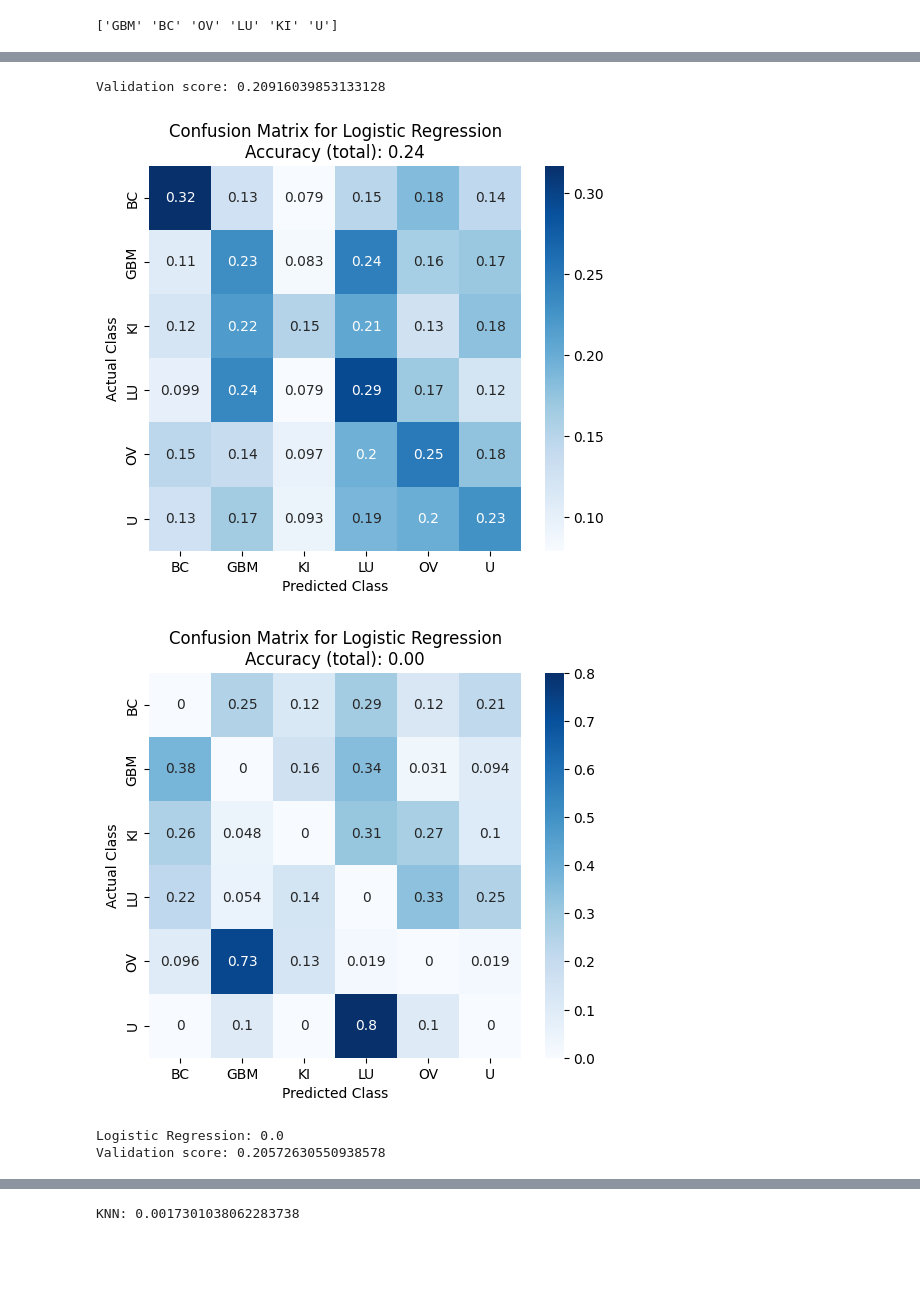
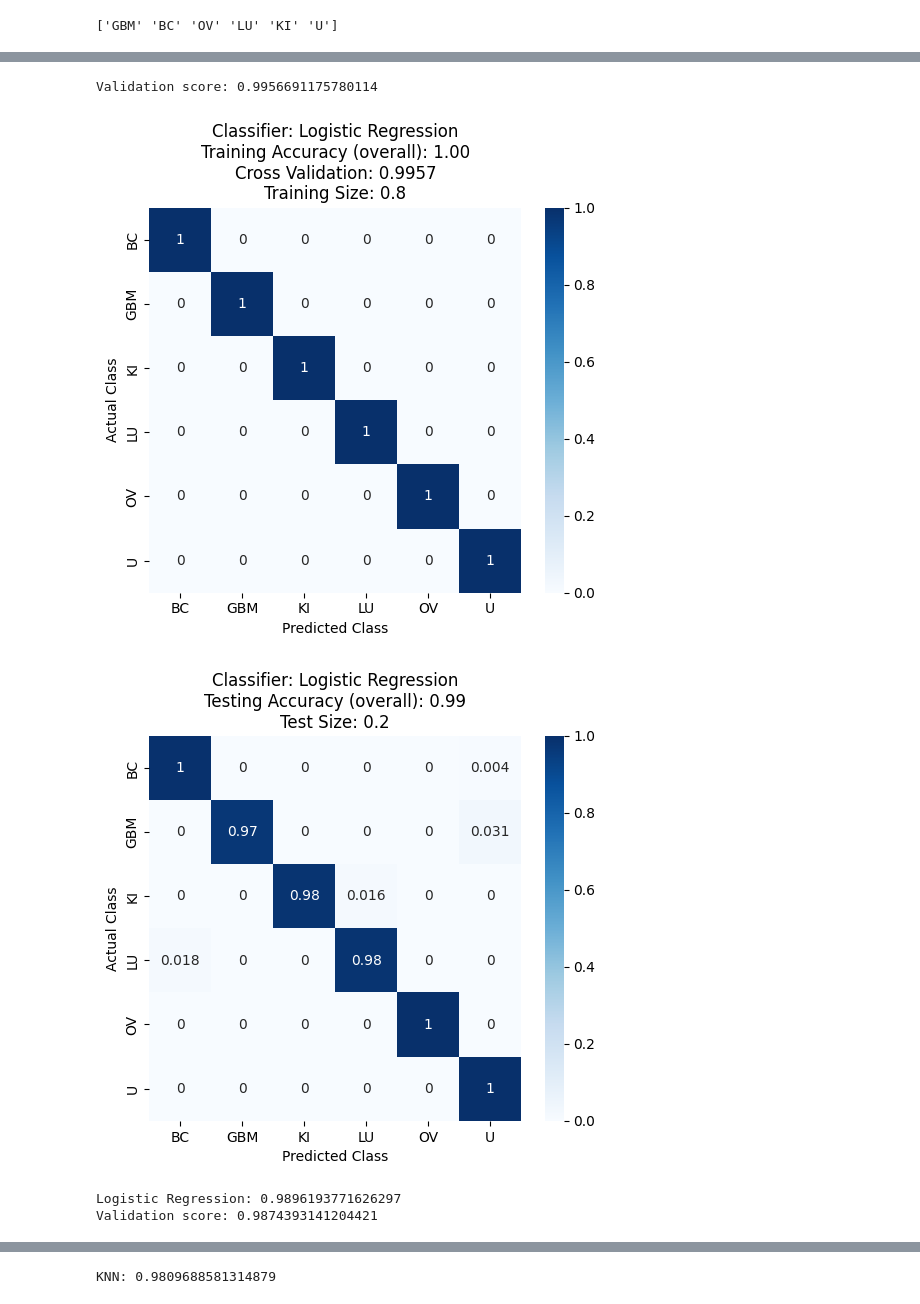
Before and after one commit to FelixJons/mve411-big-data-stats, a Jupyter notebook: assignment-1/per_class_notebook.ipynb, the cells around one changed output, grey strips where cells are left out. Saved outputs shown, nothing was run; the diff lists cells and outputs as text; code cells hidden in the pictures; blank space fills up the shorter version.

```diff
--- a/assignment-1/per_class_notebook.ipynb
+++ b/assignment-1/per_class_notebook.ipynb
@@ -15,8 +15,8 @@ from sklearn.feature_selection import VarianceThreshold
 from sklearn.pipeline import make_pipeline
 # %%
 # Standard Parameters
-training_set_size = 0.2 #0.6, 0.8
-randomized_labels = True
+test_set_size = 0.2 # 0.2, 0.6, 0.8
+randomized_labels = False
 mislabel_percentage = 100.0 #percentage decimals numbers: 0-100.
 standardize = True
 apply_pca = True
@@ -81,12 +81,12 @@ df_U = df[df["x"] == "U"]
 X = df.iloc[:, :-1]  # Features
 y = df.iloc[:, -1]  # Labels
 X_train, X_test, y_train, y_test = train_test_split(
-    X, y, test_size=training_set_size, random_state=42
+    X, y, test_size=test_set_size, random_state=42
 )
 # %%
 ##### Section for mislabelling a percentage of y_test #####
 # Function to mislabel a percentage of the data
-def randomize_labels(labels, percentage=10):
+def randomize_labels(labels, percentage):
     n_total = len(labels)
     n_change = int(n_total * (percentage / 100))
     indices_to_change = np.random.choice(n_total, n_change, replace=False)
@@ -175,38 +197,38 @@ for name, clf in classifiers.items():
         X_train_copy = pca.fit_transform(X_train_copy)
         X_test_copy = pca.transform(X_test_copy)
 
-    ### Training score ####
+    ### Training Score###
     kf = KFold(n_splits=5, shuffle=True, random_state=42)
     cv_scores = cross_val_score(clf, X_train_copy, y_train, cv=kf)
     clf.fit(X_train_copy, y_train)
     y_pred_train = clf.predict(X_train_copy)
     accuracy = accuracy_score(y_train, y_pred_train)
     cm = confusion_matrix(y_train, y_pred_train, normalize="true")
     class_labels = sorted(set(y_train))
     print(f"Validation score: {np.mean(cv_scores)}")
     plt.figure(figsize=(6, 5))
     sns.heatmap(cm, annot=True, cmap="Blues", xticklabels=class_labels, yticklabels=class_labels)
-    plt.title(f'Confusion Matrix for {name}\nAccuracy (total): {accuracy:.2f}')
+    plt.title(f'Classifier: {name}\nTraining Accuracy (overall): {accuracy:.2f}\nCross Validation: {np.mean(cv_scores):.4f}\nTraining Size: {(1-test_set_size):.1f}')
     plt.ylabel('Actual Class')
     plt.xlabel('Predicted Class')
 
     ### Test score ####
     y_pred_test = clf.predict(X_test_copy)
     accuracy = accuracy_score(y_test, y_pred_test)
     cm = confusion_matrix(y_test, y_pred_test, normalize="true")
     class_labels = sorted(set(y_test))
     plt.figure(figsize=(6, 5))
     sns.heatmap(cm, annot=True, cmap="Blues", xticklabels=class_labels, yticklabels=class_labels)
-    plt.title(f'Confusion Matrix for {name}\nAccuracy (total): {accuracy:.2f}')
+    plt.title(f'Classifier: {name}\nTesting Accuracy (overall): {accuracy:.2f}\nTest Size: {test_set_size}')
     plt.ylabel('Actual Class')
     plt.xlabel('Predicted Class')
 
     plt.show()
 
     print(f"{name}: {accuracy}")
 # %% [output]
-Validation score: 0.20916039853133128
+Validation score: 0.9956691175780114
-[figure, old version]
+[figure, new version]
-[figure, old version]
+[figure, new version]
-Logistic Regression: 0.0
-Validation score: 0.20572630550938578
+Logistic Regression: 0.9896193771626297
+Validation score: 0.9874393141204421
@@ -219 +241 @@ Validation score: 0.20399188663830747
-KNN: 0.0017301038062283738
+KNN: 0.9809688581314879
```
Also changed, not shown: parts of 4 cells of this notebook, 20 other files.
